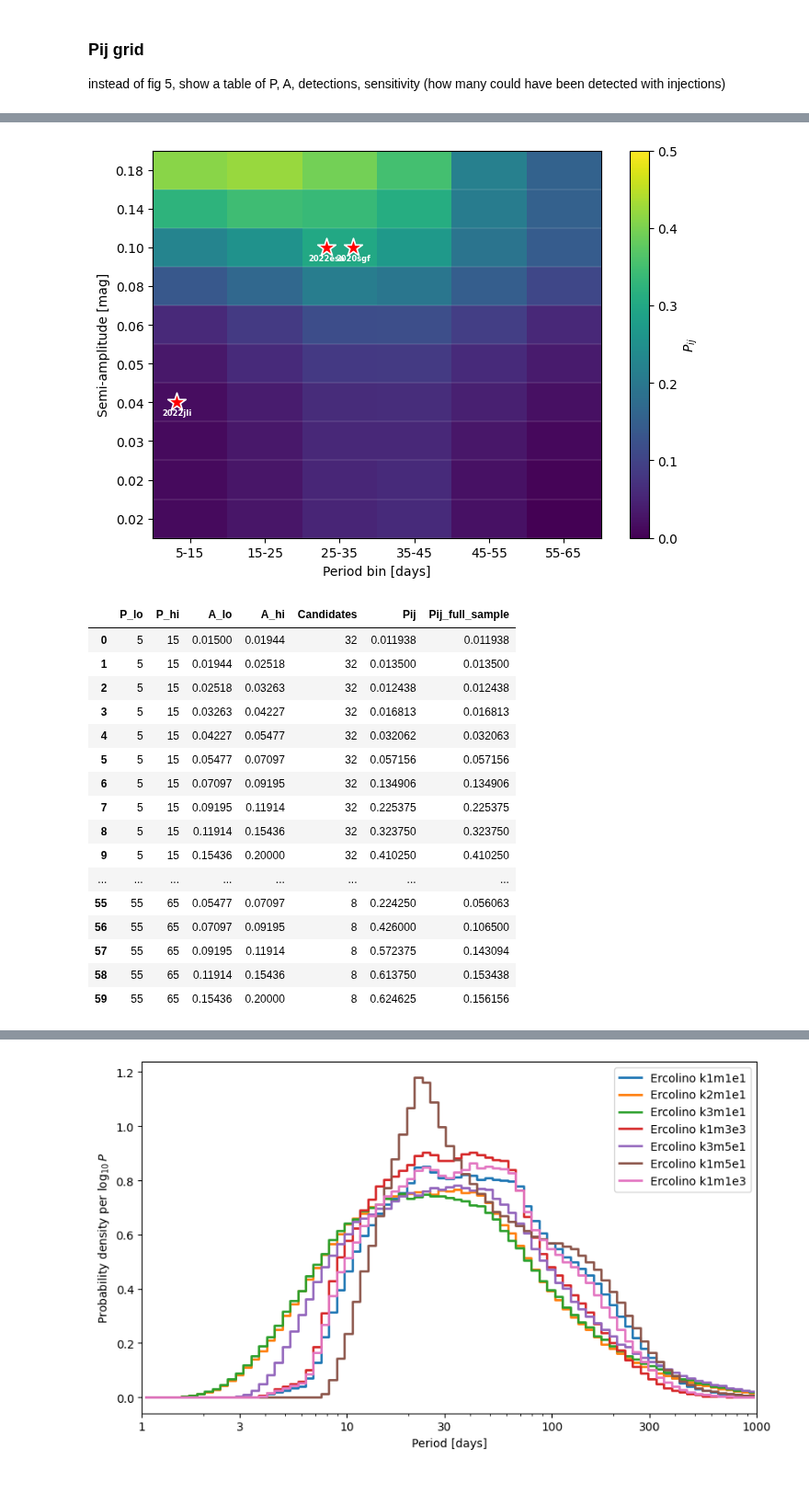
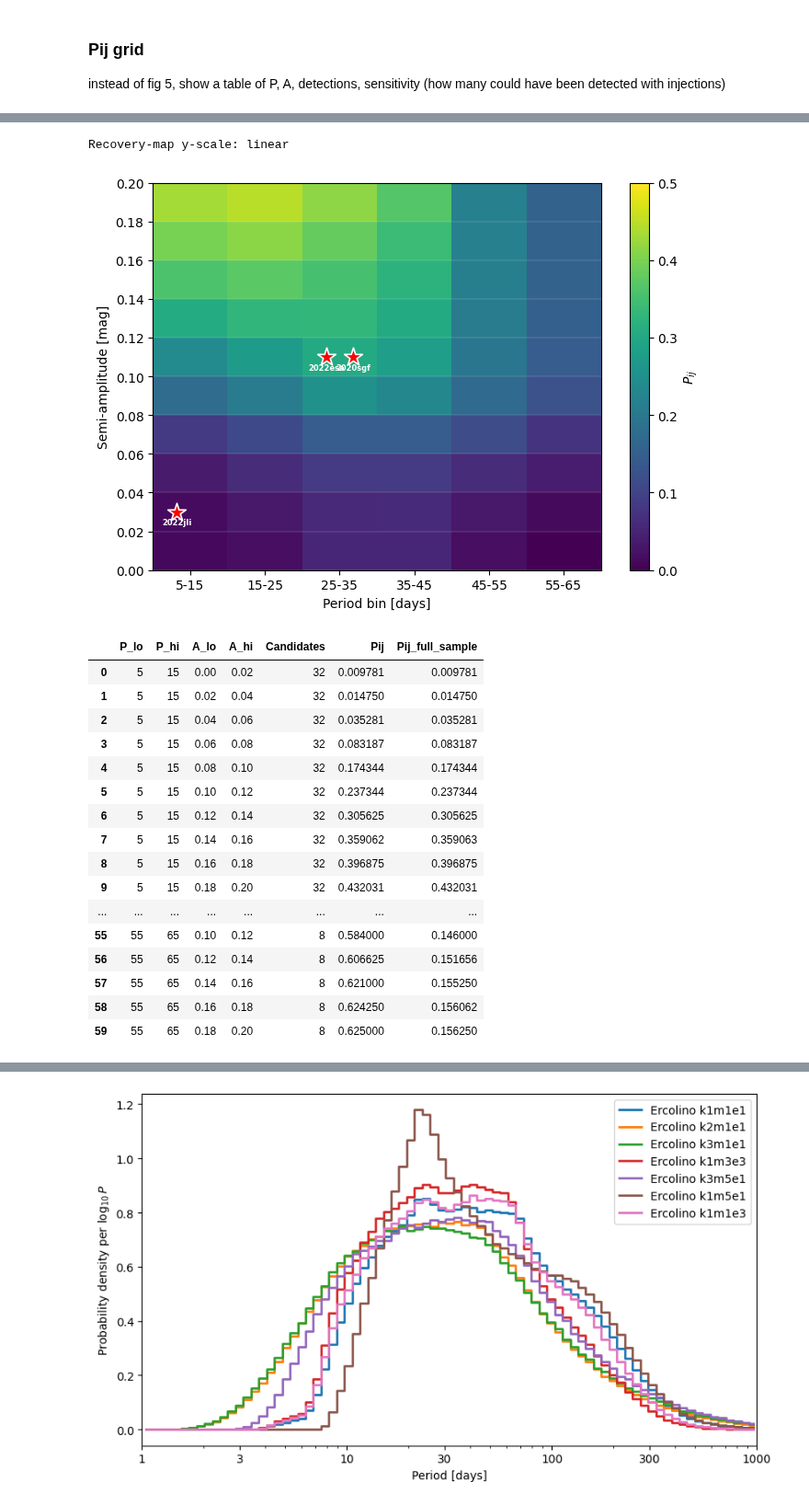
Before and after one commit to hoasaf3/sne_periodicity_search, a Jupyter notebook: periodicity_search.ipynb, the cells around one changed output, grey strips where cells are left out. Shown at 92% size. Drawn from its saved outputs; the diff is of its cells as text; code cells hidden in the pictures.

```diff
--- a/periodicity_search.ipynb
+++ b/periodicity_search.ipynb
@@ -183,7 +169,7 @@ for entry in candidate_library:
     f_max = MAX_FREQ
 
     # Effective number of independent frequencies
-    M_i = max((f_max - f_min) * T, 0)
+    M_i = 2 * max((f_max - f_min) * T, 0)
 
     M_list.append(M_i)
 
@@ -1716,16 +1707,13 @@ Quick-patched amplitude bins:
 # %%
-# PLOT HERE
+''' Figure 6 (pij recovery map)'''
 import numpy as np
 import pandas as pd
 import matplotlib.pyplot as plt
 from collections import defaultdict
 
-AMPLITUDE_MIN = globals().get("AMPLITUDE_MIN", 0.015)
-Pij_table = pd.read_csv("Pij_recovery_table.csv")
-Pij_table = Pij_table[Pij_table["A_lo"] >= AMPLITUDE_MIN].copy()
+Pij_table = pd.read_csv(RECOVERY_TABLE_FILENAME).copy()
 
-# The original Pij is conditional on having enough baseline for the period bin.
-# Here, candidates that are ineligible for a period bin count as zero recovery.
+# Candidates that are ineligible for a period bin count as zero recovery.
 n_full_sample = int(Pij_table["Candidates"].max())
 n_injections_per_candidate = int((Pij_table["InjectionTrials"] / Pij_table["Candidates"]).median())
 
@@ -1761,6 +1749,7 @@ amplitude_pairs = (
 amplitude_edges_plot = np.r_[amplitude_pairs["A_lo"].iloc[0], amplitude_pairs["A_hi"].to_numpy()]
 
 fig, ax = plt.subplots(figsize=(7, 5))
+ax.set_yscale(amplitude_axis_scale(AMPLITUDE_GRID_MODE))
 
 mesh = ax.pcolormesh(
     period_edges,
@@ -1771,8 +1760,8 @@ mesh = ax.pcolormesh(
     vmin=0,
     vmax=0.5,
 )
-ax.set_yscale("log")
 ax.set_ylim(amplitude_edges_plot[0], amplitude_edges_plot[-1])
+print("Recovery-map y-scale:", ax.get_yscale())
 
 bin_counts = defaultdict(int)
 for name, br in updated_grouped["poly3"].items():
@@ -1791,7 +1780,7 @@ for name, br in updated_grouped["poly3"].items():
     row = hit.iloc[0]
     x_width = row["P_hi"] - row["P_lo"]
     x_center = 0.5 * (row["P_lo"] + row["P_hi"])
-    y_center = np.sqrt(row["A_lo"] * row["A_hi"])
+    y_center = amplitude_bin_center(row["A_lo"], row["A_hi"], mode=AMPLITUDE_GRID_MODE)
 
     key = (row["P_lo"], row["A_lo"])
     k = bin_counts[key]
@@ -1827,58 +1816,53 @@ for name, br in updated_grouped["poly3"].items():
     )
 
 ax.set_xticks(period_centers)
 ax.set_xticklabels(period_labels)
 
-# Mark each amplitude row by its geometric-center value, plus the lower/upper edges.
-# Faint horizontal lines show all bin edges.
-amplitude_bin_centers = np.sqrt(amplitude_edges_plot[:-1] * amplitude_edges_plot[1:])
-amplitude_tick_values = np.r_[
-    # amplitude_edges_plot[0],
-    amplitude_bin_centers,
-    # amplitude_edges_plot[-1],
-]
+# Faint horizontal lines show all bin edges; tick convention depends on the grid mode.
+amplitude_tick_values, amplitude_tick_labels = amplitude_axis_ticks(amplitude_edges_plot, mode=AMPLITUDE_GRID_MODE)
 ax.set_yticks(amplitude_tick_values)
-ax.set_yticklabels([f"{value:.2f}" for value in amplitude_tick_values])
+ax.set_yticklabels(amplitude_tick_labels)
 ax.hlines(
     amplitude_edges_plot,
     period_edges[0],
     period_edges[-1],
     colors="white",
     linewidth=0.35,
     alpha=0.35,
 )
 ax.minorticks_off()
 
 ax.set_xlabel("Period bin [days]")
 ax.set_ylabel("Semi-amplitude [mag]")
 # ax.set_title(f"Full-sample recovery probability, N={n_full_sample}")
 
 cbar = fig.colorbar(mesh, ax=ax)
 cbar.set_label("$P_{ij}$")
 
 plt.tight_layout()
-plt.savefig("Figures/Pij_full_sample_recovery_map.pdf", dpi=300, bbox_inches="tight")
+plt.savefig(FULL_SAMPLE_RECOVERY_MAP_FILENAME, dpi=300, bbox_inches="tight")
 plt.show()
 
 Pij_table[[
     "P_lo", "P_hi", "A_lo", "A_hi", "Candidates", "Pij", "Pij_full_sample"
 ]]
 # %% [output]
+Recovery-map y-scale: linear
-[figure, old version]
+[figure, new version]
 |  | P_lo | P_hi | A_lo | A_hi | Candidates | Pij | Pij_full_sample |
-| 0 | 5 | 15 | 0.01500 | 0.01944 | 32 | 0.011938 | 0.011938 |
-| 1 | 5 | 15 | 0.01944 | 0.02518 | 32 | 0.013500 | 0.013500 |
-| 2 | 5 | 15 | 0.02518 | 0.03263 | 32 | 0.012438 | 0.012438 |
-| 3 | 5 | 15 | 0.03263 | 0.04227 | 32 | 0.016813 | 0.016813 |
-| 4 | 5 | 15 | 0.04227 | 0.05477 | 32 | 0.032062 | 0.032063 |
-| 5 | 5 | 15 | 0.05477 | 0.07097 | 32 | 0.057156 | 0.057156 |
-| 6 | 5 | 15 | 0.07097 | 0.09195 | 32 | 0.134906 | 0.134906 |
-| 7 | 5 | 15 | 0.09195 | 0.11914 | 32 | 0.225375 | 0.225375 |
-| 8 | 5 | 15 | 0.11914 | 0.15436 | 32 | 0.323750 | 0.323750 |
-| 9 | 5 | 15 | 0.15436 | 0.20000 | 32 | 0.410250 | 0.410250 |
+| 0 | 5 | 15 | 0.00 | 0.02 | 32 | 0.009781 | 0.009781 |
+| 1 | 5 | 15 | 0.02 | 0.04 | 32 | 0.014750 | 0.014750 |
+| 2 | 5 | 15 | 0.04 | 0.06 | 32 | 0.035281 | 0.035281 |
+| 3 | 5 | 15 | 0.06 | 0.08 | 32 | 0.083187 | 0.083187 |
+| 4 | 5 | 15 | 0.08 | 0.10 | 32 | 0.174344 | 0.174344 |
+| 5 | 5 | 15 | 0.10 | 0.12 | 32 | 0.237344 | 0.237344 |
+| 6 | 5 | 15 | 0.12 | 0.14 | 32 | 0.305625 | 0.305625 |
+| 7 | 5 | 15 | 0.14 | 0.16 | 32 | 0.359062 | 0.359063 |
+| 8 | 5 | 15 | 0.16 | 0.18 | 32 | 0.396875 | 0.396875 |
+| 9 | 5 | 15 | 0.18 | 0.20 | 32 | 0.432031 | 0.432031 |
 | ... | ... | ... | ... | ... | ... | ... | ... |
-| 55 | 55 | 65 | 0.05477 | 0.07097 | 8 | 0.224250 | 0.056063 |
-| 56 | 55 | 65 | 0.07097 | 0.09195 | 8 | 0.426000 | 0.106500 |
-| 57 | 55 | 65 | 0.09195 | 0.11914 | 8 | 0.572375 | 0.143094 |
-| 58 | 55 | 65 | 0.11914 | 0.15436 | 8 | 0.613750 | 0.153438 |
-| 59 | 55 | 65 | 0.15436 | 0.20000 | 8 | 0.624625 | 0.156156 |
+| 55 | 55 | 65 | 0.10 | 0.12 | 8 | 0.584000 | 0.146000 |
+| 56 | 55 | 65 | 0.12 | 0.14 | 8 | 0.606625 | 0.151656 |
+| 57 | 55 | 65 | 0.14 | 0.16 | 8 | 0.621000 | 0.155250 |
+| 58 | 55 | 65 | 0.16 | 0.18 | 8 | 0.624250 | 0.156062 |
+| 59 | 55 | 65 | 0.18 | 0.20 | 8 | 0.625000 | 0.156250 |
```
Also changed, not shown: parts of 26 cells of this notebook.
